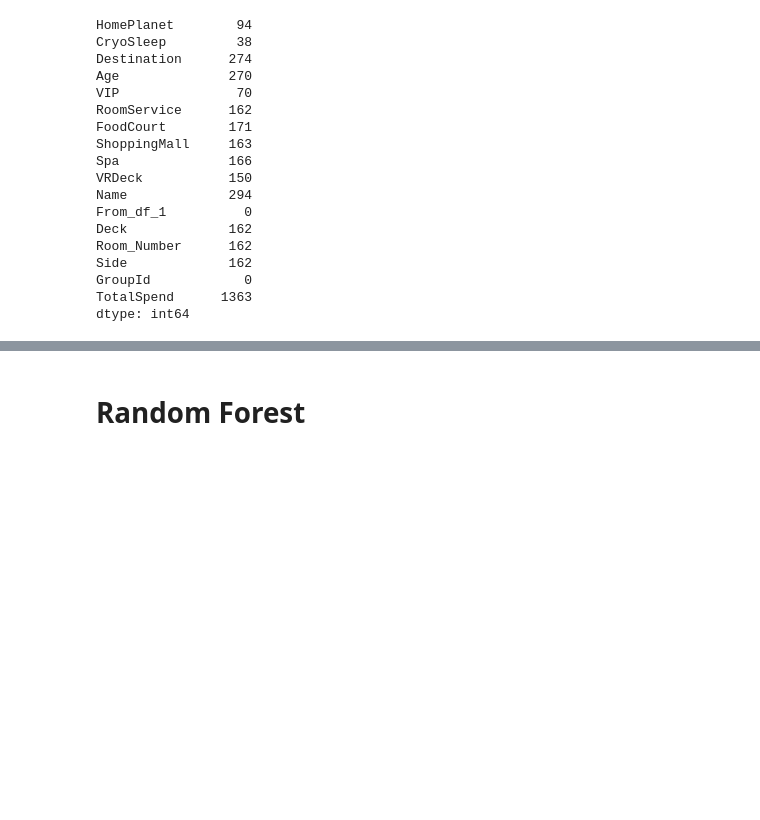
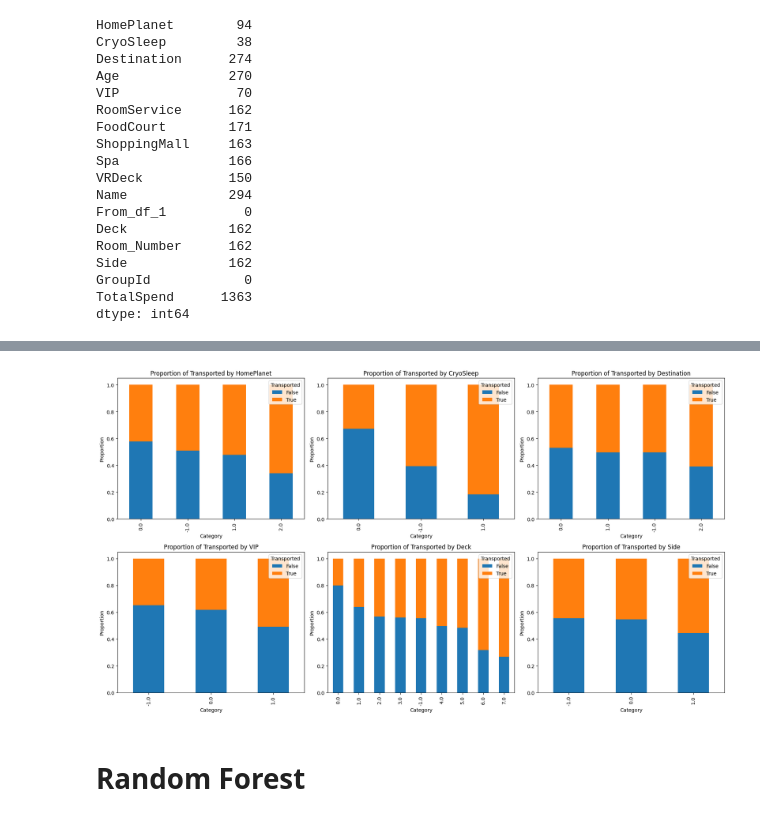
Before and after one commit to samcohen1/BigMenDoingASecondProject, a Jupyter notebook: project.ipynb, the cells around one changed output, grey strips where cells are left out. Drawn from its saved outputs; the diff is of its cells as text; code cells hidden in the pictures; blank space fills up the shorter version.

```diff
--- a/project.ipynb
+++ b/project.ipynb
@@ -701,0 +780,10 @@ dtype: int64
+# %%
+# Join target to the data frame
+categorical_with_target_df = categorical_df.copy()
+categorical_with_target_df['Transported'] = target
+# %%
+def get_ordered_category(category_name):
+    mean_prices = categorical_with_target_df.groupby(category_name)['Transported'].mean()
+    category_mean_dict = mean_prices.to_dict()
+    sorted_categories = sorted(category_mean_dict, key=category_mean_dict.get)
+    return sorted_categories
@@ -702,3 +820,42 @@ dtype: int64
+# %%
+import matplotlib.pyplot as plt
+
+num_categorical_columns = len(categorical_df_encoded.columns)
+n_cols = 3
+n_rows = num_categorical_columns // n_cols + (num_categorical_columns % n_cols > 0)
+
+# Create a subplot grid
+fig, axes = plt.subplots(n_rows, n_cols, figsize=(n_cols * 6, n_rows * 5))
+
+# Flatten the axes array for easy iteration
+axes = axes.flatten()
+
+categorical_df_encoded_plot = categorical_df_encoded.copy()
+categorical_df_encoded_plot['Transported'] = target
+
+for i, column in enumerate(categorical_df_encoded.columns):
+    ax = axes[i]
+
+    # Calculate the percentage of each class per category value
+    class_proportions = categorical_df_encoded_plot.groupby(column)["Transported"].value_counts(normalize=True).unstack().fillna(0)
+    sorted_proportions = class_proportions.sort_values(by=True)
+
+    # Plot the sorted DataFrame in the ith subplot
+    sorted_proportions.plot(kind='bar', stacked=True, ax=ax)
+    ax.set_title('Proportion of Transported by ' + column)
+    ax.set_xlabel('Category')
+    ax.set_ylabel('Proportion')
+    ax.legend(title='Transported')
+
+# If there are subplots that are empty (when num of plots is not a multiple of n_cols), hide them
+for j in range(i+1, len(axes)):
+    fig.delaxes(axes[j])
+
+# Adjust the layout and display the figure
+plt.tight_layout()
+plt.show()
+# %% [output]
+[figure, added]
 # %% [markdown]
 # Random Forest
 # %%
```
Also changed, not shown: parts of 9 cells of this notebook.
